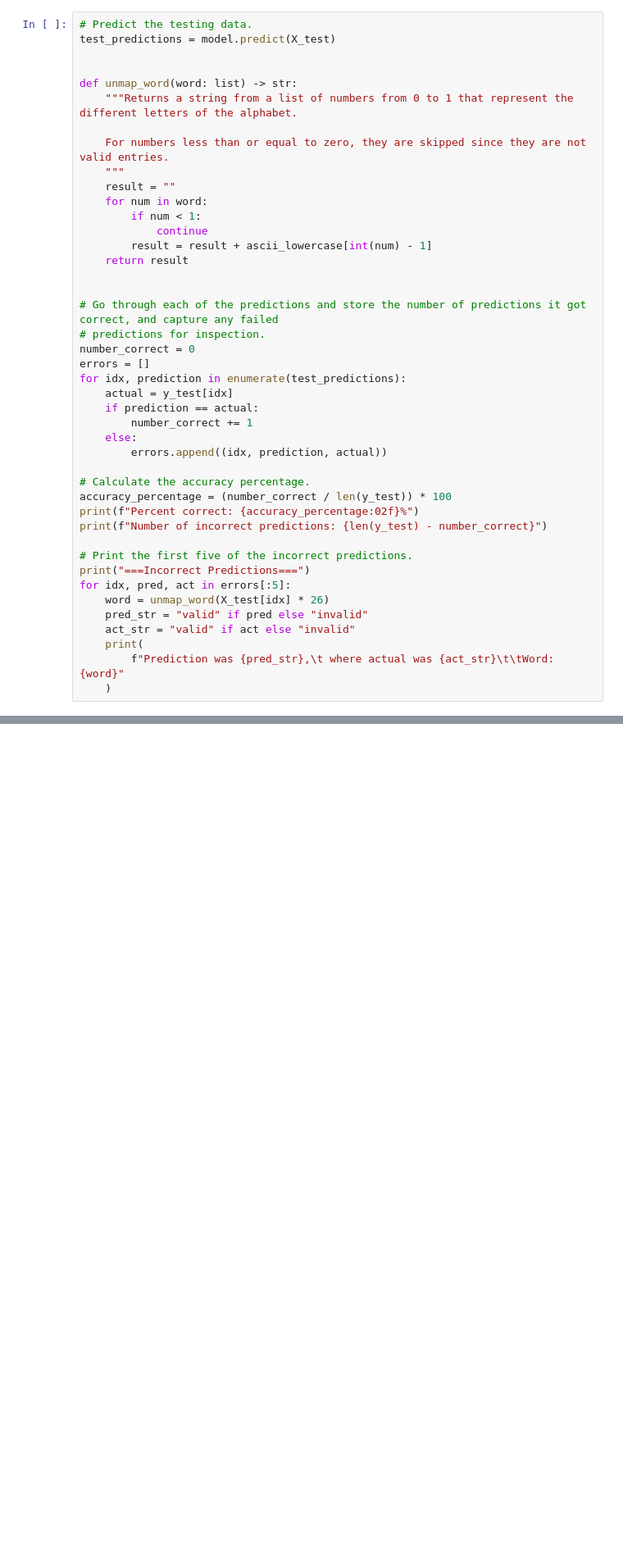
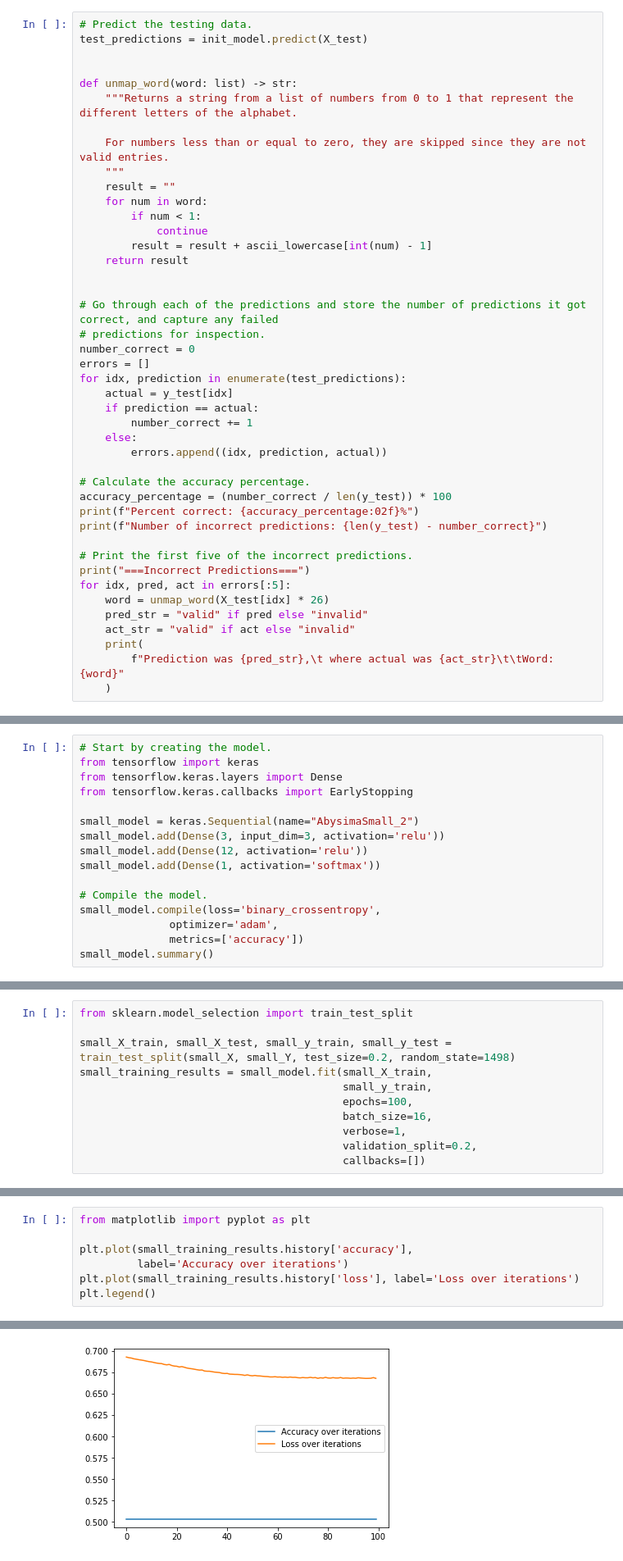
Before and after one commit to alicerunsonfedora/abysima, a Jupyter notebook: Abysima.ipynb, the cells around one changed output, grey strips where cells are left out. Shown at 82% size. Saved outputs shown, nothing was run; the diff lists cells and outputs as text; blank space fills up the shorter version.

Commit message:
:alembic: Make comparisons to a smaller network

```diff
--- a/Abysima.ipynb
+++ b/Abysima.ipynb
@@ -240,7 +242,7 @@ plt.legend()
 Now that the model is trained, we will use the testing set to test the results of the model's fitting process.
 # %%
 # Predict the testing data.
-test_predictions = model.predict(X_test)
+test_predictions = init_model.predict(X_test)
 
 
 def unmap_word(word: list) -> str:
@@ -338,0 +367,16 @@ generate words.
+# %%
+# Start by creating the model.
+from tensorflow import keras
+from tensorflow.keras.layers import Dense
+from tensorflow.keras.callbacks import EarlyStopping
+
+small_model = keras.Sequential(name="AbysimaSmall_2")
+small_model.add(Dense(3, input_dim=3, activation='relu'))
+small_model.add(Dense(12, activation='relu'))
+small_model.add(Dense(1, activation='softmax'))
+
+# Compile the model.
+small_model.compile(loss='binary_crossentropy',
+              optimizer='adam',
+              metrics=['accuracy'])
+small_model.summary()
@@ -338,0 +398,11 @@ generate words.
+# %%
+from sklearn.model_selection import train_test_split
+
+small_X_train, small_X_test, small_y_train, small_y_test = train_test_split(small_X, small_Y, test_size=0.2, random_state=1498)
+small_training_results = small_model.fit(small_X_train,
+                                         small_y_train,
+                                         epochs=100,
+                                         batch_size=16,
+                                         verbose=1,
+                                         validation_split=0.2,
+                                         callbacks=[])
@@ -338,0 +432,8 @@ generate words.
+# %%
+from matplotlib import pyplot as plt
+
+plt.plot(small_training_results.history['accuracy'],
+         label='Accuracy over iterations')
+plt.plot(small_training_results.history['loss'], label='Loss over iterations')
+plt.legend()
+# %% [output]
@@ -338,0 +441 @@ generate words.
+[figure, added]
```
Also changed, not shown: parts of 18 cells of this notebook.
